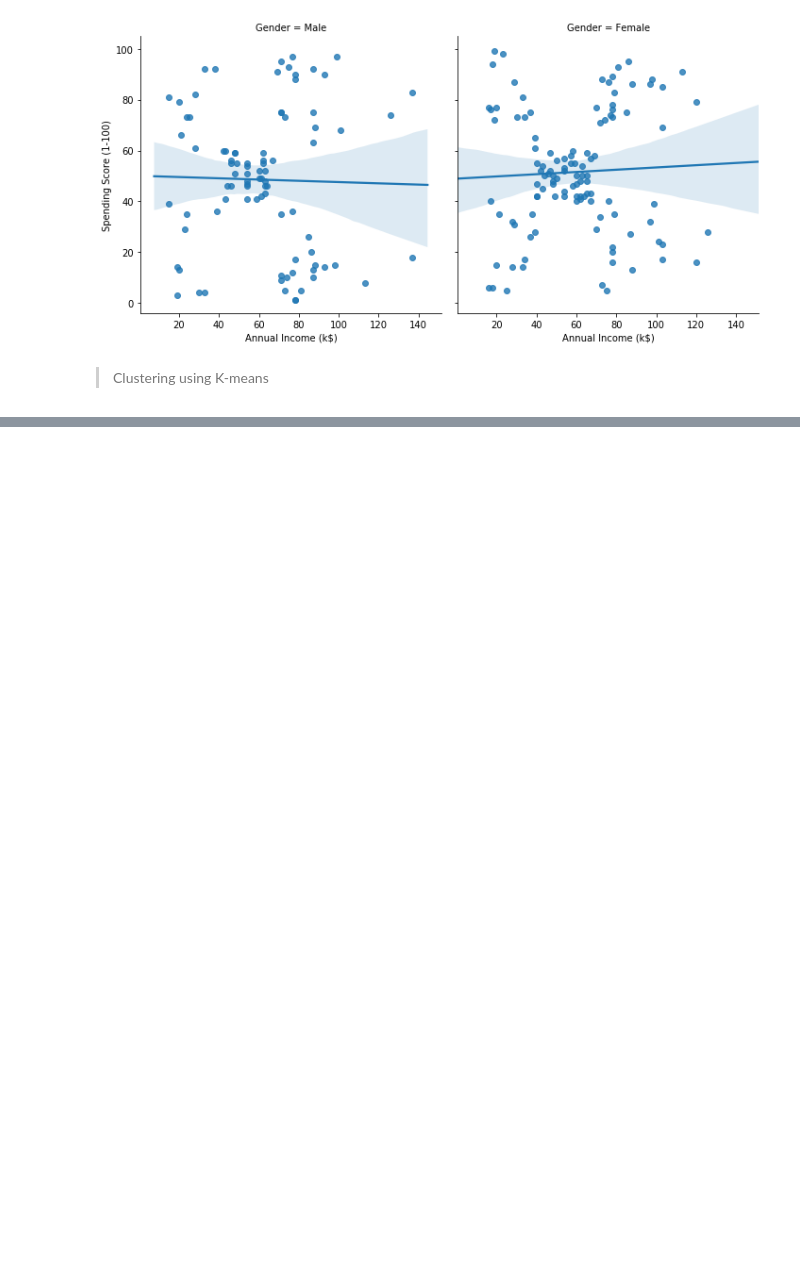
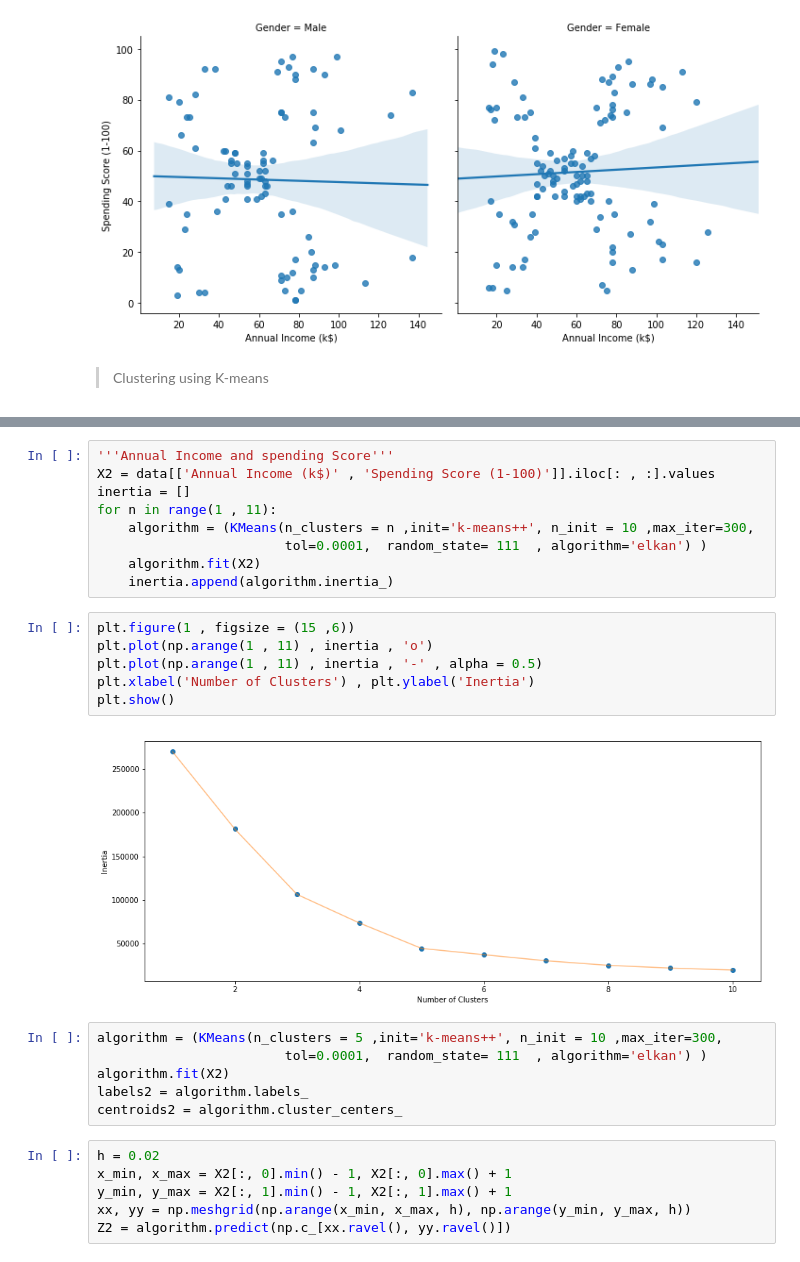
Before and after one commit to Alohasprit/Kaggle, a Jupyter notebook: 9_Mall Segmentation/Mall Customer Segmentation_K-means_ver2.0_0604.ipynb, the cells around one changed output, grey strips where cells are left out. Cells and saved outputs as stored; diff of their text form; blank space fills up the shorter version.

```diff
--- a/9_Mall Segmentation/Mall Customer Segmentation_K-means_ver2.0_0604.ipynb
+++ b/9_Mall Segmentation/Mall Customer Segmentation_K-means_ver2.0_0604.ipynb
@@ -118,0 +169,29 @@ sns.lmplot('Annual Income (k$)','Spending Score (1-100)', col='Gender', data=dat
+# %%
+'''Annual Income and spending Score'''
+X2 = data[['Annual Income (k$)' , 'Spending Score (1-100)']].iloc[: , :].values
+inertia = []
+for n in range(1 , 11):
+    algorithm = (KMeans(n_clusters = n ,init='k-means++', n_init = 10 ,max_iter=300,
+                        tol=0.0001,  random_state= 111  , algorithm='elkan') )
+    algorithm.fit(X2)
+    inertia.append(algorithm.inertia_)
+# %%
+plt.figure(1 , figsize = (15 ,6))
+plt.plot(np.arange(1 , 11) , inertia , 'o')
+plt.plot(np.arange(1 , 11) , inertia , '-' , alpha = 0.5)
+plt.xlabel('Number of Clusters') , plt.ylabel('Inertia')
+plt.show()
+# %% [output]
+[figure, added]
+# %%
+algorithm = (KMeans(n_clusters = 5 ,init='k-means++', n_init = 10 ,max_iter=300,
+                        tol=0.0001,  random_state= 111  , algorithm='elkan') )
+algorithm.fit(X2)
+labels2 = algorithm.labels_
+centroids2 = algorithm.cluster_centers_
+# %%
+h = 0.02
+x_min, x_max = X2[:, 0].min() - 1, X2[:, 0].max() + 1
+y_min, y_max = X2[:, 1].min() - 1, X2[:, 1].max() + 1
+xx, yy = np.meshgrid(np.arange(x_min, x_max, h), np.arange(y_min, y_max, h))
+Z2 = algorithm.predict(np.c_[xx.ravel(), yy.ravel()])
```
Also changed, not shown: parts of 11 cells of this notebook.
